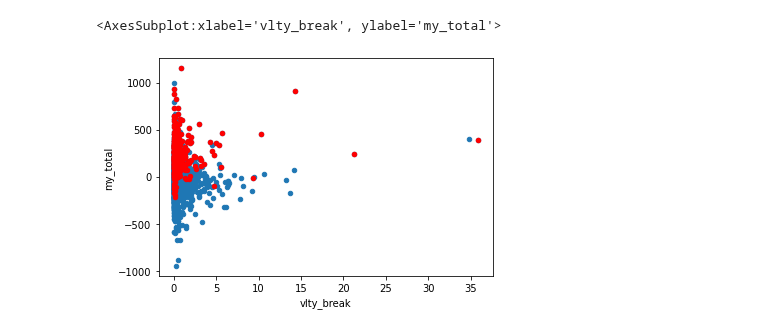
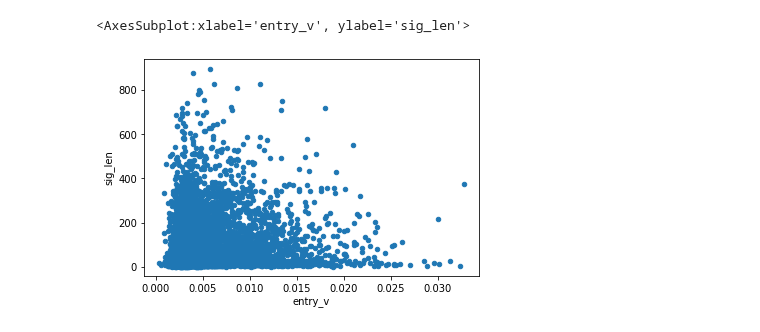
Before and after one commit to bjahnke/blue_bird_pms, a Jupyter notebook: src/backtester.ipynb, the cells around one changed output. Drawn from its saved outputs; the diff is of its cells as text; code cells hidden in the pictures.

```diff
--- a/src/backtester.ipynb
+++ b/src/backtester.ipynb
@@ -183,16 +183,8 @@ _entry_table.plot.scatter(x='entry_v', y='my_total')
-# %%
-
-ax = _entry_table.loc[
-    (_entry_table.vlty_break > 0) &
-    (_entry_table.fixed_stop != _price_data.index[-1])
-].plot.scatter(x='vlty_break', y='my_total')
-_entries_partial_exit.loc[
-    (_entries_partial_exit.vlty_break > 0) &
-    (_entries_partial_exit.fixed_stop != _price_data.index[-1])
-].plot.scatter(x='vlty_break', y='my_total', color='r', ax=ax)
-# %% [output]
-<AxesSubplot:xlabel='vlty_break', ylabel='my_total'>
-[figure, removed]
+# %%
+_entry_table.plot.scatter(x='entry_v', y='sig_len')
+# %% [output]
+<AxesSubplot:xlabel='entry_v', ylabel='sig_len'>
+[figure, added]
 # %%
 ax = _entry_table.loc[_entry_table.pct_break > 0].plot.scatter(x='pct_break', y='my_total')
 _entries_partial_exit.loc[_entries_partial_exit.pct_break > 0].plot.scatter(x='pct_break', y='my_total', color='r', ax=ax)
```
Also changed, not shown: parts of 11 cells of this notebook, 3 other files.
